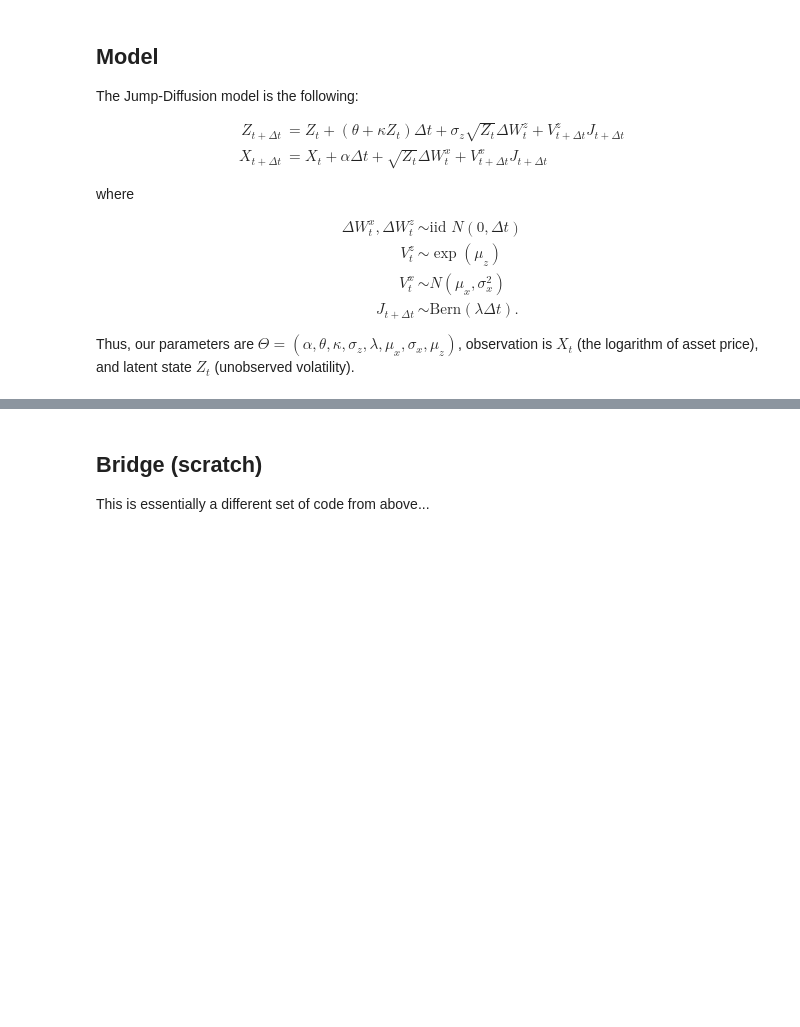
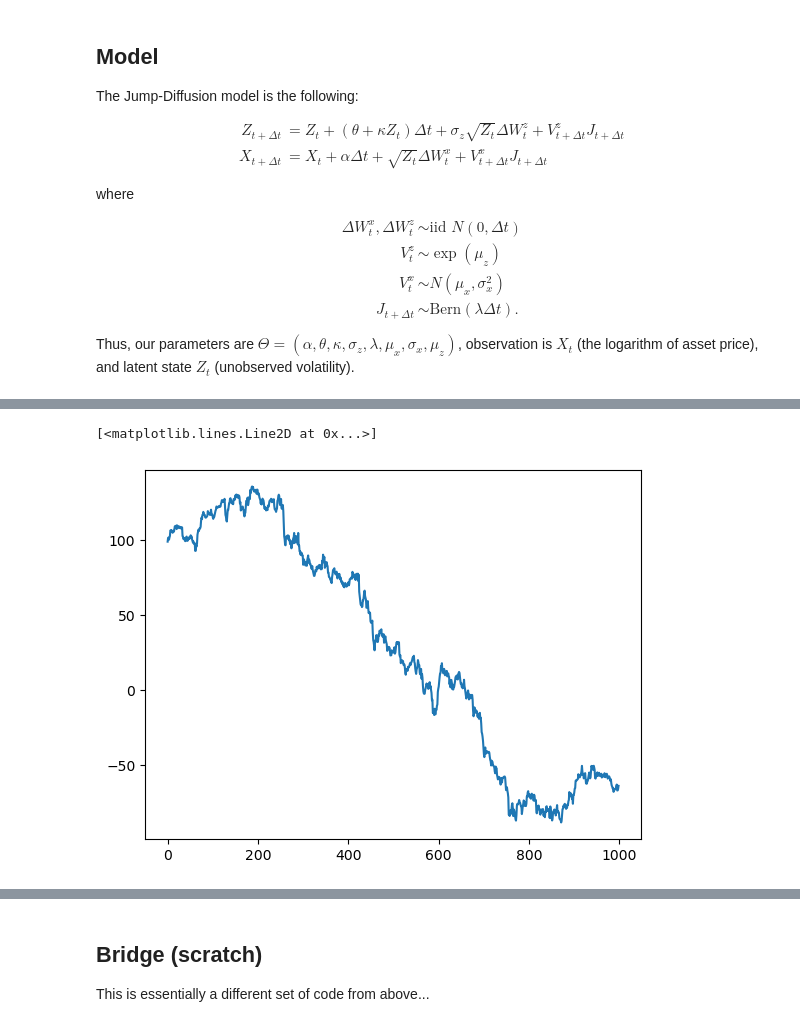
Before and after one commit to mlysy/pfjax, a Jupyter notebook: docs/notebooks/JumpDiff.ipynb, the cells around one changed output, grey strips where cells are left out. Drawn from its saved outputs; the diff is of its cells as text; code cells hidden in the pictures; blank space fills up the shorter version.

```diff
--- a/docs/notebooks/JumpDiff.ipynb
+++ b/docs/notebooks/JumpDiff.ipynb
@@ -328,0 +560,5 @@ plot_particles(x_state, y_meas,
+# %%
+plt.plot((pg_out["x_state"])[n_iter,1:,3,0])
+# %% [output]
+[<matplotlib.lines.Line2D at 0x...>]
+[figure, added]
```
Also changed, not shown: parts of 27 cells of this notebook.
